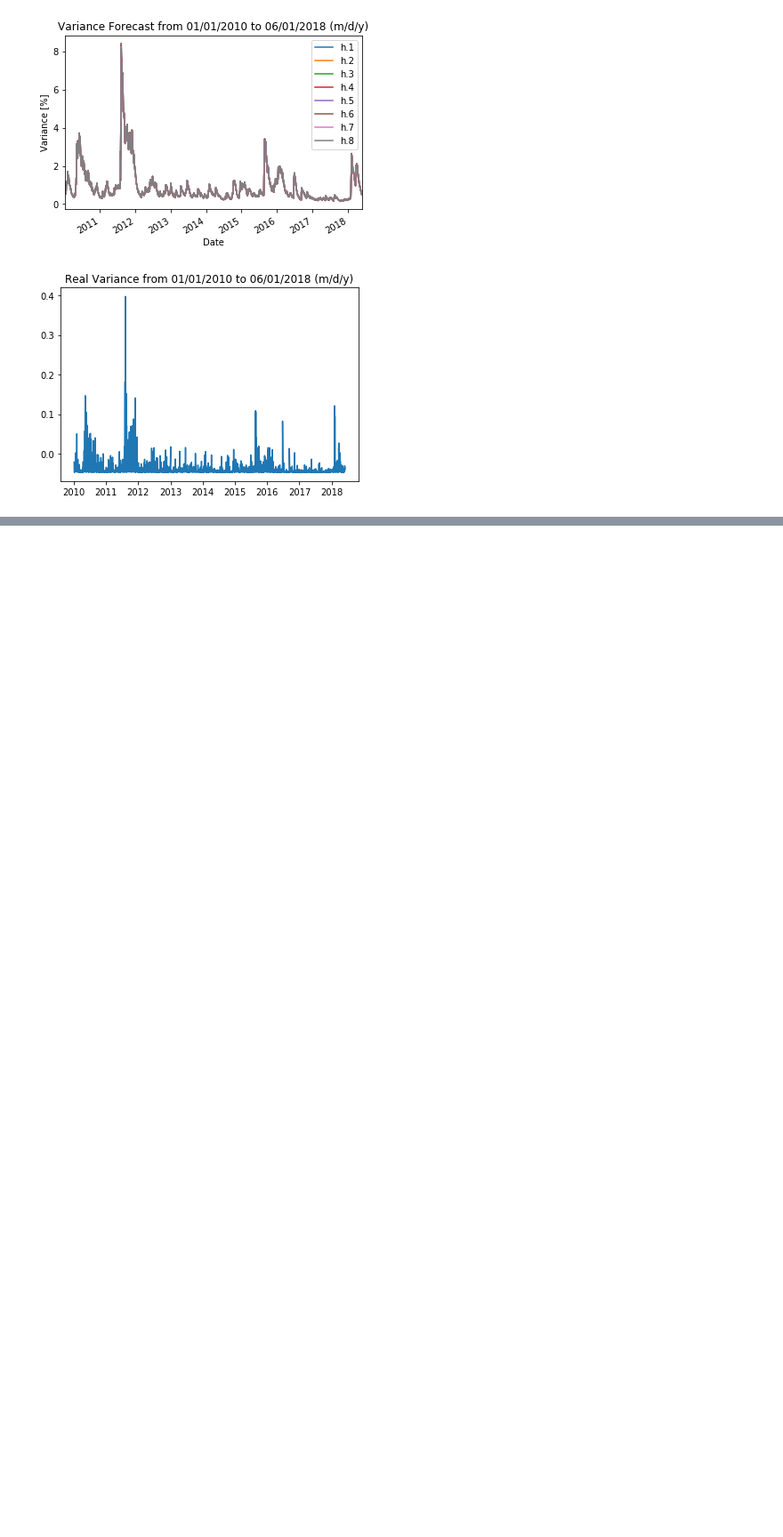
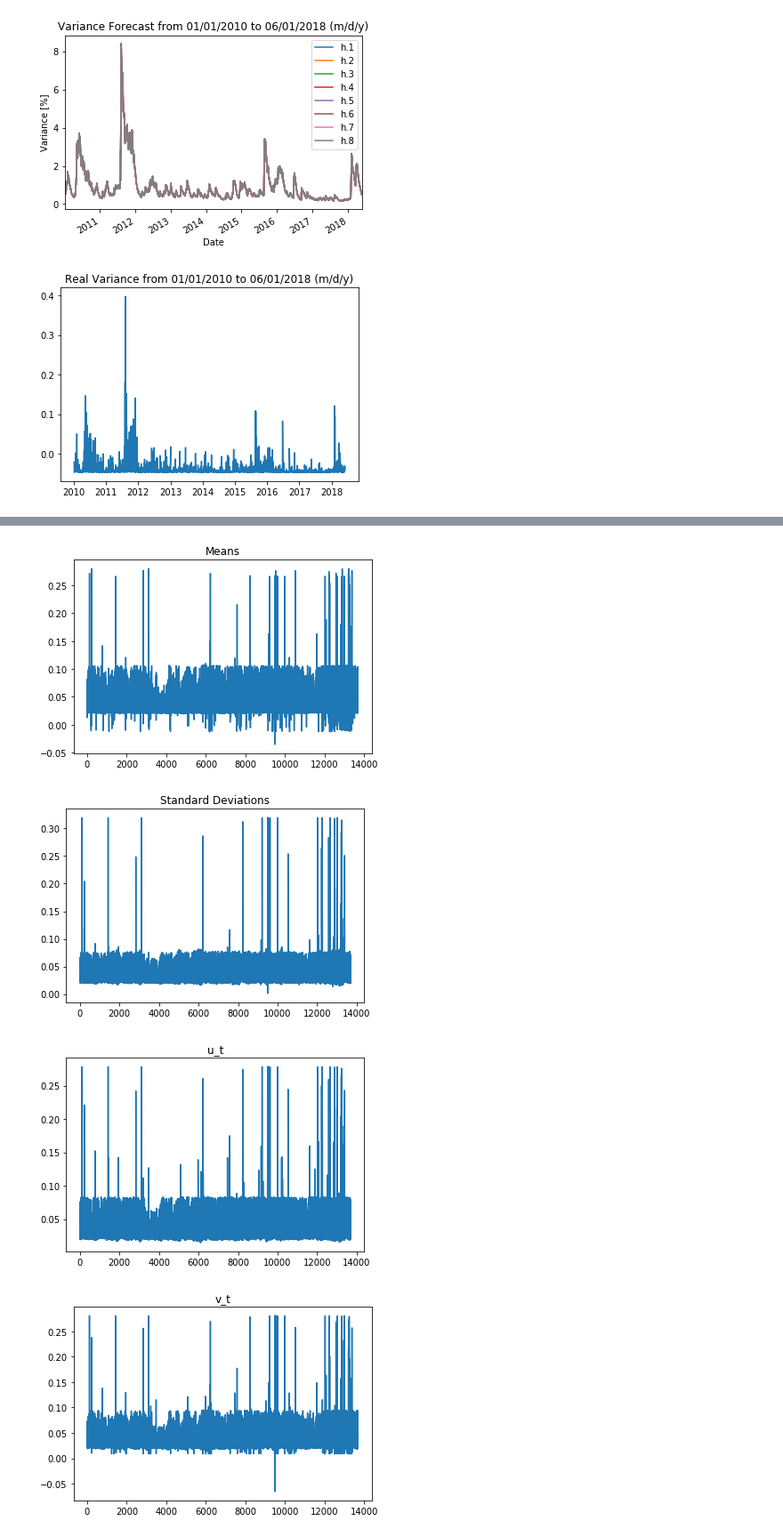
Before and after one commit to MasonWilie/PQRFATDSL_Recreation, a Jupyter notebook: code.ipynb, the cells around one changed output, grey strips where cells are left out. Shown at 89% size. Saved outputs shown, nothing was run; the diff lists cells and outputs as text; code cells hidden in the pictures; blank space fills up the shorter version.

```diff
--- a/code.ipynb
+++ b/code.ipynb
@@ -100,8 +108,4 @@ def partition_data(ts, L, p_train, p_test, p_val):
     y_val = y[len(X_train) + len(X_test):len(X_train)+len(X_test)+int(len(X)*p_val)]
 
 
-    return X_train, y_train, X_test, y_test, X_val, y_val
+    return np.expand_dims(X_train, axis=1), y_train, np.expand_dims(X_test, axis=1), y_test, np.expand_dims(X_val, axis=1), y_val
-# %%
-def pinball_loss(y_true, y_pred):
-    pin = 0
-    return pin
@@ -156,24 +173,25 @@ Covariance estimator: robust
 # %%
 L_set = [40,60,80,100]
 H_set = [8, 16]
-L = L_set[0] #! Take these out when you are doing tuning
-H = H_set[0] #! Take these out when you are doing tuning
+L = L_set[3] #! Take these out when you are doing tuning
+H = H_set[1] #! Take these out when you are doing tuning
 K_quantiles = 21
 
 X_train, y_train, X_test, y_test, X_val, y_val = partition_data(r_t, L, 0.8, 0.1, 0.1)
 quantiles = [i / (K_quantiles+1) for i in range(1, K_quantiles+1)]
 # %%
-X_train_rs = np.expand_dims(X_train, axis=1)
+print(y_train[0])
 
 model = Sequential()
 model.add(LSTM(H, input_shape=(1, 4)))
-
-print(model.summary())
-
-T = len(r_t)
+model.add(Dense(4, activation='tanh'))
 
 for q in quantiles:
     tau = q
-    model.compile(loss=pinball_loss, optimizer='adam')
-    model.fit(X_train_rs, y_train)
+    # Loss function ref: https://stackoverflow.com/questions/43151694/define-pinball-loss-function-in-keras-with-tensorflow-backend
+    model.compile(  loss=pinball_loss,
+                    optimizer='adam')
+    model.fit(  X_train,
+                y_train,
+                batch_size=32)
 # %% [output]
@@ -199,0 +246,21 @@ print(y)
+# %%
+plt.plot(h_t.T[0])
+plt.title("Means")
+plt.show()
+
+plt.plot(h_t.T[1])
+plt.title("Standard Deviations")
+plt.show()
+
+plt.plot(h_t.T[2])
+plt.title("u_t")
+plt.show()
+
+plt.plot(h_t.T[3])
+plt.title("v_t")
+plt.show()
+# %% [output]
+[figure, added]
+[figure, added]
+[figure, added]
+[figure, added]
```
Also changed, not shown: parts of 7 cells of this notebook.
